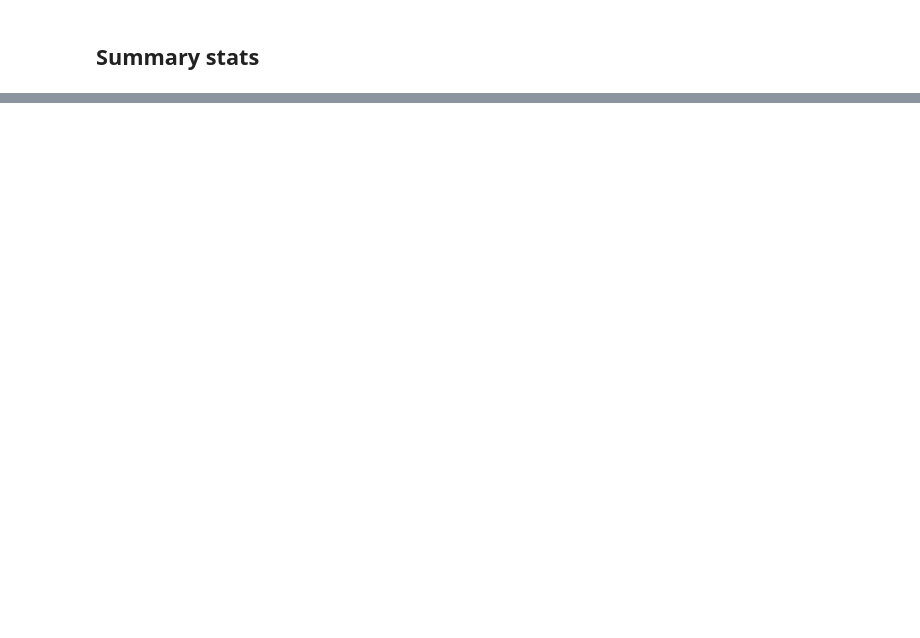
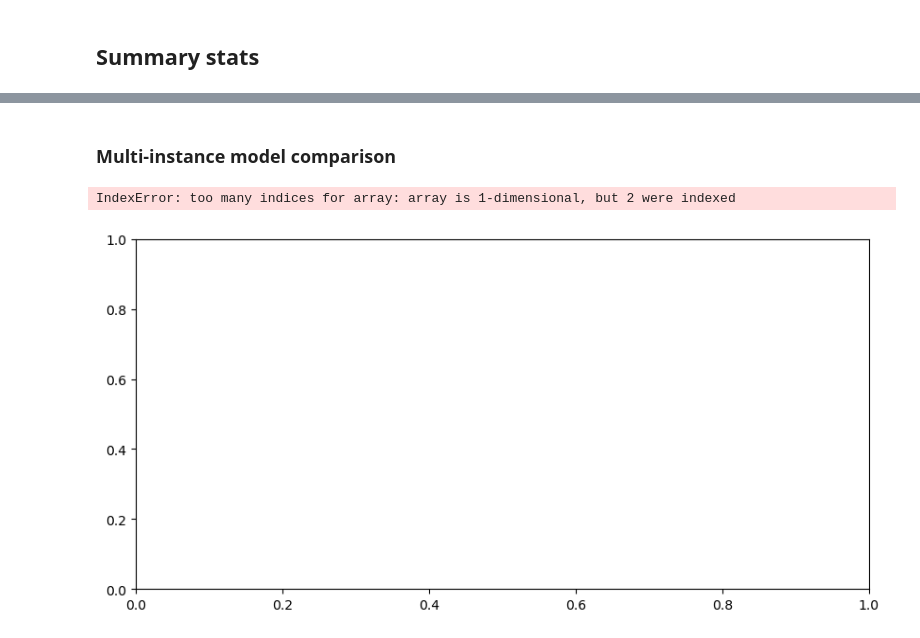
Before and after one commit to COMP3850-Group23/COMP3850-Group23-Ant-posture, a Jupyter notebook: notebooks/Model analysis.ipynb, the cells around one changed output, grey strips where cells are left out. Cells and saved outputs as stored; diff of their text form; code cells hidden in the pictures; blank space fills up the shorter version.

```diff
--- a/notebooks/Model analysis.ipynb
+++ b/notebooks/Model analysis.ipynb
@@ -159,0 +158,22 @@ pd.DataFrame(all_stats)
+# %% [markdown]
+### Multi-instance model comparison
+# %%
+fig, ax = plt.subplots()
+fig.set_figwidth(10)
+sns.barplot(df_all_stats.loc[df_all_stats['model'].str.endswith('.multi_instance')], x='model', y='oks_voc.mAP', hue='metric_type', ax=ax, hue_order=['Training', 'Validation', 'Test'])
+
+# Set the legend name and reposition
+ax.legend(title='Training stage')
+sns.move_legend(ax, "upper left", bbox_to_anchor=(1, 1))
+
+# Format the axes and set the axis names
+ax.set_xticklabels(ax.get_xticklabels(), rotation=45, ha='right')
+ax.set_xlabel("Model name")
+ax.set_ylabel("OKS mAP score")
+
+# Add the plot title and display the plot
+ax.set_title("Object Keypoint Similarity (OKS) mean average precision (mAP)")
+plt.show()
+# %% [output]
+IndexError: too many indices for array: array is 1-dimensional, but 2 were indexed
+[figure, added]
```
Also changed, not shown: parts of 18 cells of this notebook, 1 other file.
